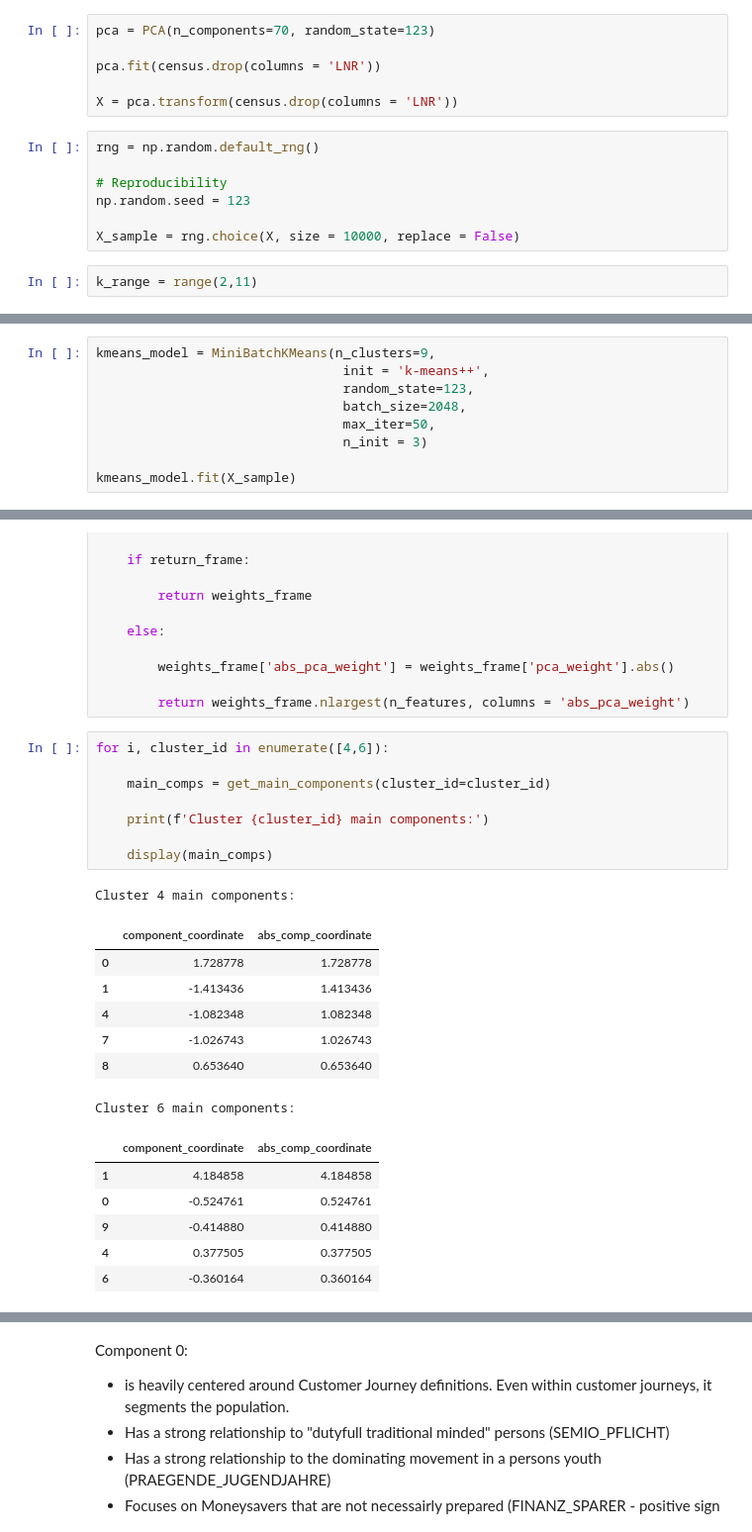
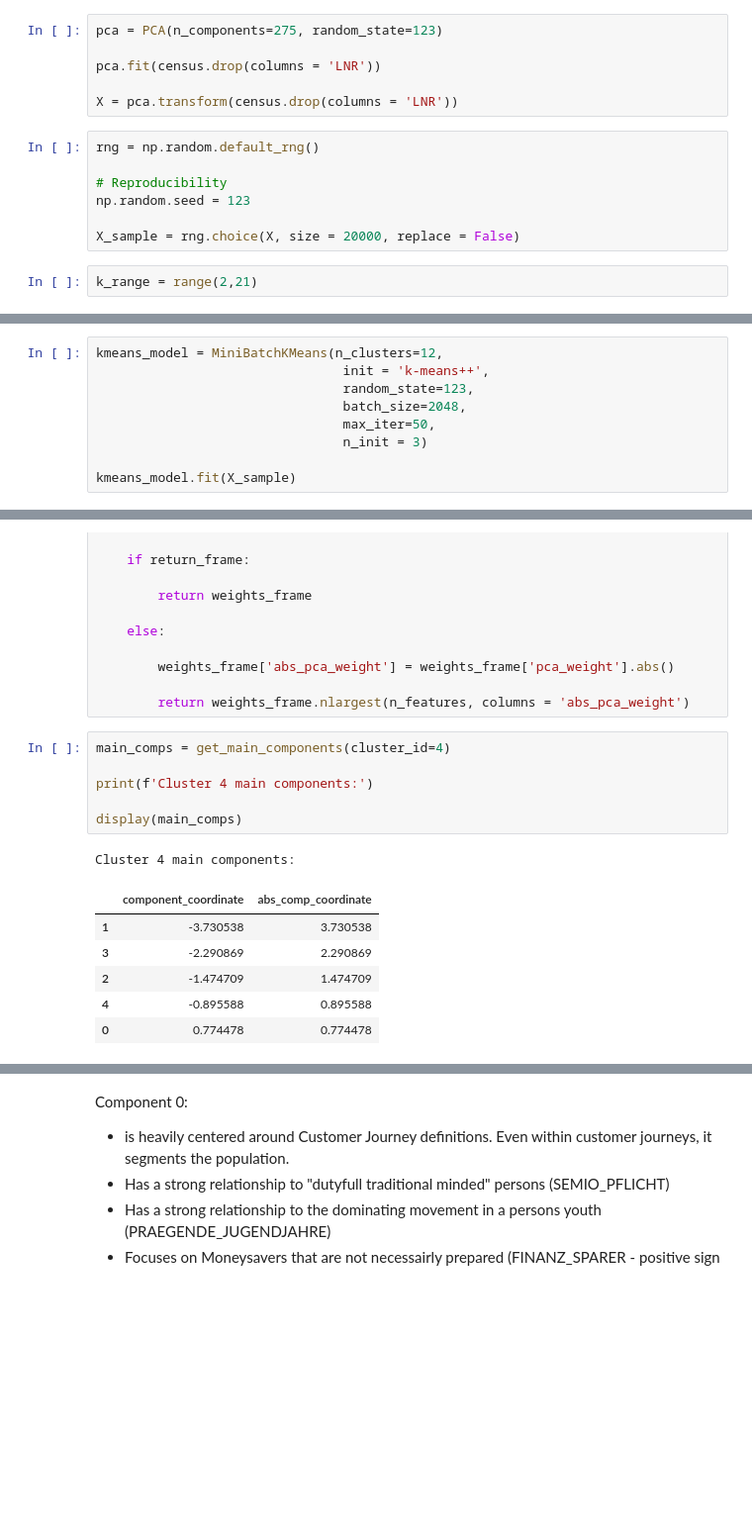
Before and after one commit to bglucca/ArvatoCustomerSegmentation, a Jupyter notebook: 04_modelling_segments.ipynb, the cells around one changed output, grey strips where cells are left out. Shown at 99% size. Drawn from its saved outputs; the diff is of its cells as text; blank space fills up the shorter version.

```diff
--- a/04_modelling_segments.ipynb
+++ b/04_modelling_segments.ipynb
@@ -255,7 +251,7 @@ def score_kmeans(X,k_range):
 
     return dist_list
 # %%
-pca = PCA(n_components=70, random_state=123)
+pca = PCA(n_components=275, random_state=123)
 
 pca.fit(census.drop(columns = 'LNR'))
 
@@ -266,9 +262,9 @@ rng = np.random.default_rng()
 # Reproducibility
 np.random.seed = 123
 
-X_sample = rng.choice(X, size = 10000, replace = False)
+X_sample = rng.choice(X, size = 20000, replace = False)
 # %%
-k_range = range(2,11)
+k_range = range(2,21)
 # %%
 distances = score_kmeans(X_sample, k_range)
 # %% [output]
@@ -300,7 +308,7 @@ Using the Elbow Method we can choose 9 as an appropriate number of clusters
 # %% [markdown]
 ## Instantiating selected clustering method
 # %%
-kmeans_model = MiniBatchKMeans(n_clusters=9,
+kmeans_model = MiniBatchKMeans(n_clusters=12,
                                 init = 'k-means++',
                                 random_state=123,
                                 batch_size=2048,
@@ -449,25 +463,16 @@ def describe_component(component_id, base_df = census, n_features = 10, pca_obje
 
         return weights_frame.nlargest(n_features, columns = 'abs_pca_weight')
 # %%
-for i, cluster_id in enumerate([4,6]):
+main_comps = get_main_components(cluster_id=4)
 
-    main_comps = get_main_components(cluster_id=cluster_id)
+print(f'Cluster 4 main components:')
 
-    print(f'Cluster {cluster_id} main components:')
-
-    display(main_comps)
+display(main_comps)
 # %% [output]
 Cluster 4 main components:
 |  | component_coordinate | abs_comp_coordinate |
-| 0 | 1.728778 | 1.728778 |
-| 1 | -1.413436 | 1.413436 |
-| 4 | -1.082348 | 1.082348 |
-| 7 | -1.026743 | 1.026743 |
-| 8 | 0.653640 | 0.653640 |
+| 1 | -3.730538 | 3.730538 |
+| 3 | -2.290869 | 2.290869 |
+| 2 | -1.474709 | 1.474709 |
+| 4 | -0.895588 | 0.895588 |
+| 0 | 0.774478 | 0.774478 |
-Cluster 6 main components:
-|  | component_coordinate | abs_comp_coordinate |
-| 1 | 4.184858 | 4.184858 |
-| 0 | -0.524761 | 0.524761 |
-| 9 | -0.414880 | 0.414880 |
-| 4 | 0.377505 | 0.377505 |
-| 6 | -0.360164 | 0.360164 |
```
Also changed, not shown: parts of 25 cells of this notebook, 8 other files.
